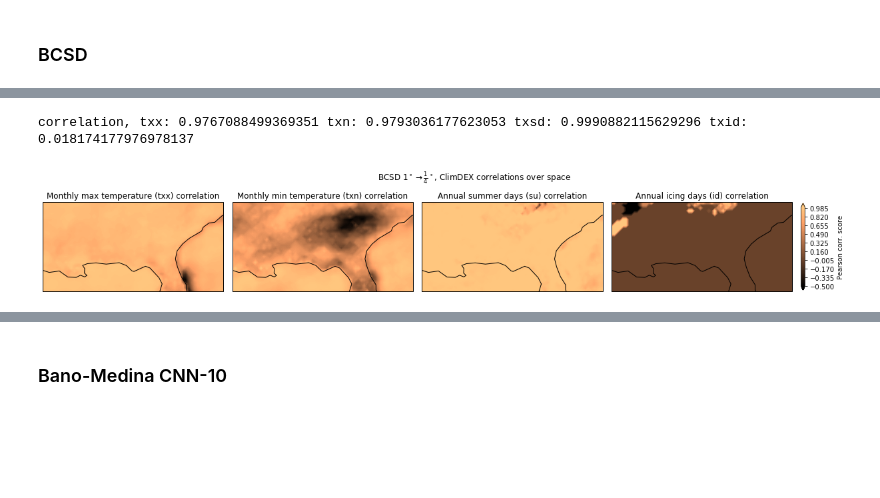
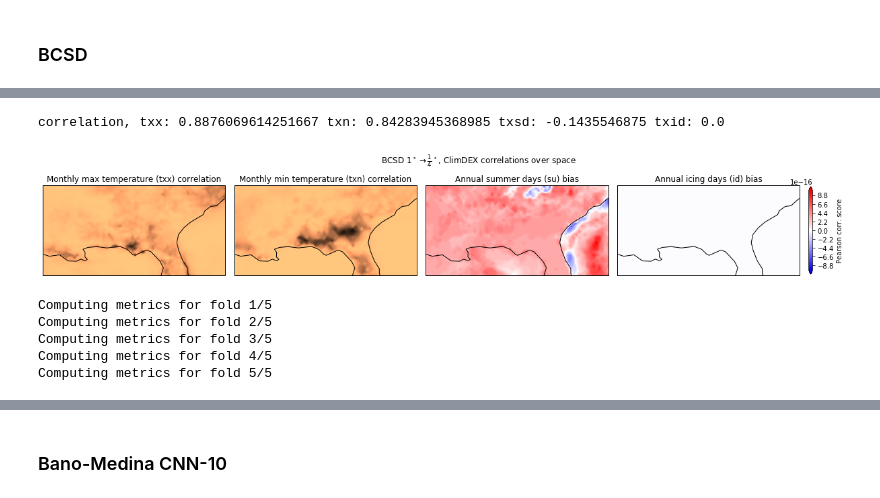
Before and after one commit to bgroenks96/generative-downscaling, a Jupyter notebook: final-resutls-analysis.ipynb, the cells around one changed output, grey strips where cells are left out. Drawn from its saved outputs; the diff is of its cells as text; code cells hidden in the pictures; blank space fills up the shorter version.

```diff
--- a/final-resutls-analysis.ipynb
+++ b/final-resutls-analysis.ipynb
@@ -89,16 +99,16 @@ def compute_metrics_maxt(hr_test, metrics):
     txn_pred = np.array(metrics['txn'])
     txid_pred = np.array(metrics['txid'])
     txsd_pred = np.array(metrics['txsd'])
-    maxt_hr_test = hr_test['MAXT'].expand_dims({'chan': 1}, axis=-1)
+    maxt_hr_test = hr_test
     txx_true = indices.monthly_txx(maxt_hr_test)
     txn_true = indices.monthly_txn(maxt_hr_test)
     txid_true = indices.annual_icing_days(maxt_hr_test)
     txsd_true = indices.annual_summer_days(maxt_hr_test)
     txx_corr = correlation(txx_true.values, txx_pred).numpy()
     txn_corr = correlation(txn_true.values, txn_pred).numpy()
-    txsd_corr = correlation(txsd_true.values, txsd_pred).numpy()
-    txid_corr = correlation(txid_true.values, txid_pred).numpy()
-    return txx_corr, txn_corr, txsd_corr, txid_corr
+    txsd_bias = txsd_pred - txsd_true.values
+    txid_bias = txid_pred - txid_true.values
+    return txx_corr, txn_corr, txsd_bias, txid_bias
 
 def compute_metrics_prcp(hr_test, metrics):
     indices = pdex.indices('Time')
@@ -108,26 +118,33 @@ def compute_metrics_prcp(hr_test, metrics):
     cwd_pred = metrics['cwd'].astype(np.float64)
     rx1_pred = metrics['mrx1'].astype(np.float64)
     rx5_pred = metrics['mrx5'].astype(np.float64)
-    prcp_hr_test = hr_test['PRCP'].expand_dims({'chan': 1}, axis=-1)
+    prcp_hr_test = hr_test
     ar20_true = indices.annual_r20mm(prcp_hr_test).astype(np.float64)
     prcptot_true = indices.prcptot(prcp_hr_test).astype(np.float64)
     cdd_true = indices.cdd(prcp_hr_test).astype(np.float64)
     cwd_true = indices.cwd(prcp_hr_test).astype(np.float64)
     rx1_true = indices.monthly_rx1day(prcp_hr_test).astype(np.float64)
     rx5_true = indices.monthly_rx5day(prcp_hr_test).astype(np.float64)
-    ar20_corr = correlation(ar20_true.values, ar20_pred).numpy()
-    prcptot_corr = correlation(prcptot_true.values, prcptot_pred).numpy()
+    ar20_bias = ar20_pred - ar20_true.values
+    prcptot_bias = prcptot_pred - prcptot_true.values
     cdd_corr = correlation(cdd_true.values, cdd_pred).numpy()
     cwd_corr = correlation(cwd_true.values, cwd_pred).numpy()
     rx1_corr = correlation(rx1_true.values, rx1_pred).numpy()
     rx5_corr = correlation(rx5_true.values, rx5_pred).numpy()
-    return ar20_corr, prcptot_corr, cdd_corr, cwd_corr, rx1_corr, rx5_corr
+    return ar20_bias, prcptot_bias, cdd_corr, cwd_corr, rx1_corr, rx5_corr
 # %% [markdown]
 ### BCSD
-# %%
-# Southeast-US MAXT
-lr_train, lr_test, hr_train, hr_test = get_train_test_splits(erai_deg1, ras_deg14, southeast_us, scale=4)
-uri = metrics_file_uri('bcsd-final', '558b55bddd6c44cfad5b8b979072e99f')
-with gcs.open(uri) as f:
-    metrics = np.load(f)
-    txx_corr, txn_corr, txsd_corr, txid_corr = compute_metrics_maxt(hr_test, metrics)
+# %%
+# Southeast-US MAXT
+folds = get_train_test_splits(erai_deg1[['MAXT']], ras_deg14[['MAXT']], southeast_us, scale=4, cv=True)
+runs = ['9731548836774d7ca3e48530e6278440', '2e93ad143163439e8bfddf0913af176b', '22ddb72d7a5a424d95a775240093345d', '4e24a11413c048659eba4779ea411e36', 'bdeb2e47fffb4760ad33efa18f17f025']
+metrics = np.zeros((len(runs),7))
+for i, (run_id, fold) in enumerate(zip(runs, folds)):
+    print(f'Computing metrics for fold {i+1}/5')
+    uri = metrics_file_uri('bcsd-final', run_id)
+    with gcs.open(uri) as f:
+        _, (lr_test, hr_test) = fold
+        run_metrics = np.load(f)
+        metrics[i,:3] = np.mean(run_metrics['rmse']), np.mean(run_metrics['bias']), np.mean(run_metrics['corr'])
+        txx_corr, txn_corr, txsd_bias, txid_bias = compute_metrics_maxt(hr_test, run_metrics)
+        metrics[i,3:] = np.mean(txx_corr), np.mean(txn_corr), np.mean(txsd_bias), np.mean(txid_bias)
@@ -134,13 +189,13 @@ with gcs.open(uri) as f:
 # %%
-print(f'correlation, txx: {np.mean(txx_corr)} txn: {np.mean(txn_corr)} txsd: {np.mean(txsd_corr)} txid: {np.mean(txid_corr)}')
+print(f'correlation, txx: {np.mean(txx_corr)} txn: {np.mean(txn_corr)} txsd: {np.mean(txsd_bias)} txid: {np.mean(txid_bias)}')
 fig, axs, plot_fn = image_map_factory(1, 4, figsize=(6,4))
 plot_fn(axs[0], txx_corr.squeeze(), hr_test.lat, hr_test.lon, title='Monthly max temperature (txx) correlation', cmap='copper')
 plot_fn(axs[1], txn_corr.squeeze(), hr_test.lat, hr_test.lon, title='Monthly min temperature (txn) correlation', cmap='copper')
-plot_fn(axs[2], txsd_corr.squeeze(), hr_test.lat, hr_test.lon, title='Annual summer days (su) correlation', cmap='copper')
-cs = plot_fn(axs[3], txid_corr.squeeze(), hr_test.lat, hr_test.lon, title='Annual icing days (id) correlation', cmap='copper')
+plot_fn(axs[2], txsd_bias.squeeze(), hr_test.lat, hr_test.lon, title='Annual summer days (su) bias', cmap='bwr')
+cs = plot_fn(axs[3], txid_bias.squeeze(), hr_test.lat, hr_test.lon, title='Annual icing days (id) bias', cmap='bwr')
 fig.colorbar(cs, ax=axs.ravel().tolist(), orientation='vertical', shrink=0.6, pad=0.01).set_label('Pearson corr. score')
 fig.suptitle('BCSD $1^\\circ \\rightarrow \\frac{1}{4}^\\circ$, ClimDEX correlations over space', y=0.9)
 plt.show()
 # %% [output]
-correlation, txx: 0.9767088499369351 txn: 0.9793036177623053 txsd: 0.9990882115629296 txid: 0.018174177976978137
+correlation, txx: 0.8876069614251667 txn: 0.84283945368985 txsd: -0.1435546875 txid: 0.0
-[figure, old version]
+[figure, new version]
@@ -153,0 +202,20 @@ with gcs.open(uri) as f:
+# %%
+# Pacific NW MAXT
+folds = get_train_test_splits(erai_deg1[['MAXT']], ras_deg14[['MAXT']], pacific_nw, scale=4, cv=True)
+runs = ['873f30b0b58343afb8db595f2fbe5054', 'ff633ce52a29451c8e8e8b9b41c80e12', '3b0d6ac5f3f34c39b764077e2771e431', '6b0d293560634226aadb0edfbc407f10', '5eb05cc830974ef98ba6901af7b0f0ea']
+bcsd_metrics_pnw = np.zeros((len(runs),7))
+for i, (run_id, fold) in enumerate(zip(runs, folds)):
+    print(f'Computing metrics for fold {i+1}/5')
+    uri = metrics_file_uri('bcsd-final', run_id)
+    with gcs.open(uri) as f:
+        _, (lr_test, hr_test) = fold
+        run_metrics = np.load(f)
+        bcsd_metrics_pnw[i,:3] = np.mean(run_metrics['rmse']), np.mean(run_metrics['bias']), np.mean(run_metrics['corr'])
+        txx_corr, txn_corr, txsd_bias, txid_bias = compute_metrics_maxt(hr_test, run_metrics)
+        bcsd_metrics_pnw[i,3:] = np.mean(txx_corr), np.mean(txn_corr), np.mean(txsd_bias), np.mean(txid_bias)
+# %% [output]
+Computing metrics for fold 1/5
+Computing metrics for fold 2/5
+Computing metrics for fold 3/5
+Computing metrics for fold 4/5
+Computing metrics for fold 5/5
```
Also changed, not shown: parts of 59 cells of this notebook, 8 other files.
